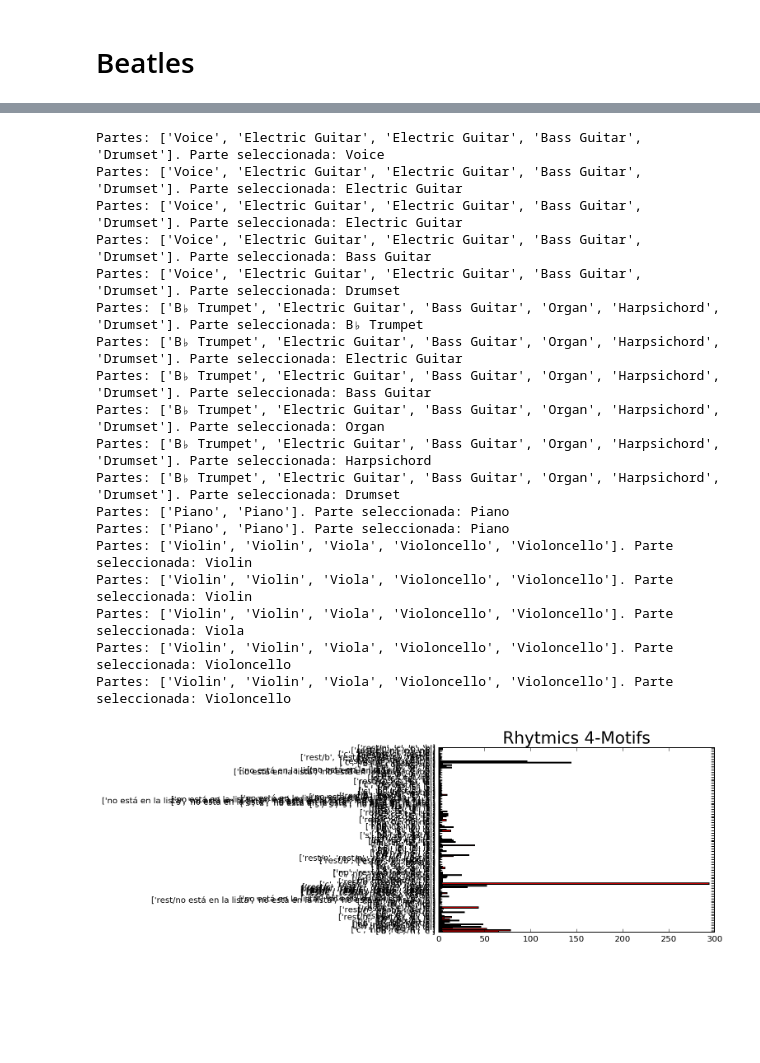
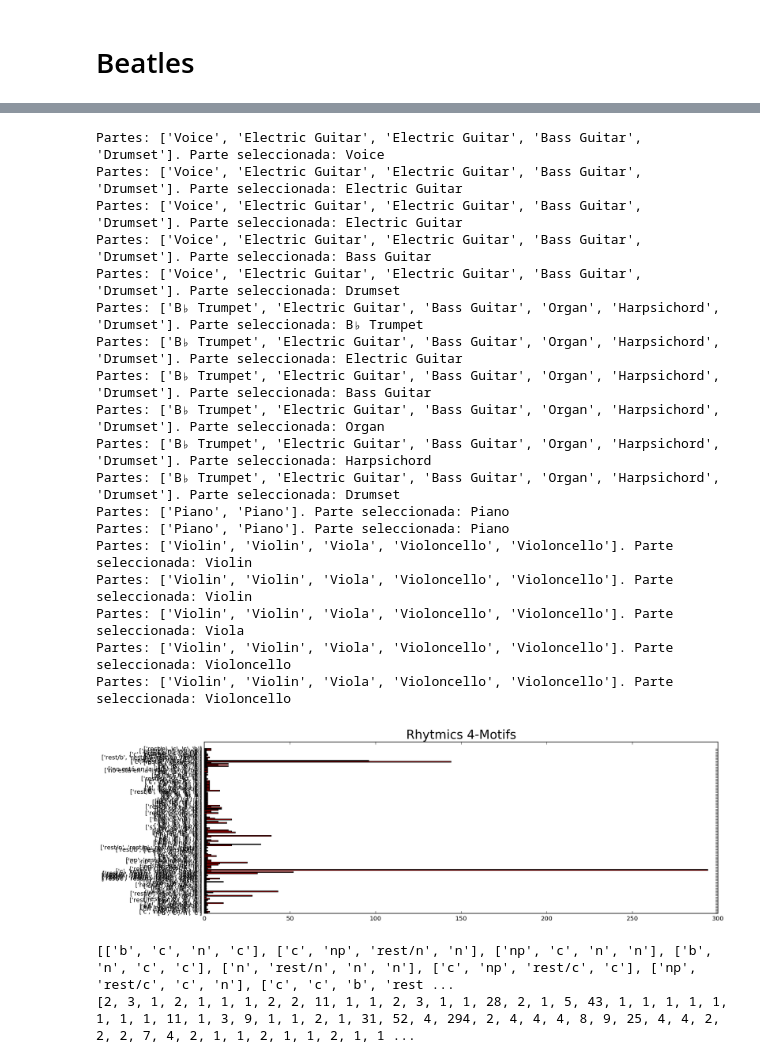
Before and after one commit to Redes2018/TP_esp, a Jupyter notebook: Main.ipynb, the cells around one changed output, grey strips where cells are left out. Cells and saved outputs as stored; diff of their text form; code cells hidden in the pictures; blank space fills up the shorter version.

Commit message:
Agrego Motivos Ritmicos y Cliques al Main

```diff
--- a/Main.ipynb
+++ b/Main.ipynb
@@ -411,7 +411,7 @@ for l,musico in enumerate(musicos_2):
                     motifs_frecuencias[indice_motif]+=new_frecuencias[n]
 
 #Grafico
-plt.figure
+plt.figure(figsize=(15,5))
 yTick_position=[]
 yTick_name=[]
 contador=-1
@@ -419,31 +419,38 @@ contador_tick=-0.5
 motif_umbral=0
 for m,motif in enumerate(motifs_ryhtms):
     if motifs_frecuencias[m]>motif_umbral:
         contador+=1
         contador_tick+=1
         plt.barh(contador,motifs_frecuencias[m],color='red')
         yTick_position.append(contador_tick)
         yTick_name.append(motif)
 plt.yticks(yTick_position,yTick_name, rotation=0,fontsize=10)
 plt.title('Rhytmics '+str(length)+'-Motifs',fontsize=20)
 plt.show()
 # %% [output]
 Partes: ['Voice', 'Electric Guitar', 'Electric Guitar', 'Bass Guitar', 'Drumset']. Parte seleccionada: Voice
 Partes: ['Voice', 'Electric Guitar', 'Electric Guitar', 'Bass Guitar', 'Drumset']. Parte seleccionada: Electric Guitar
 Partes: ['Voice', 'Electric Guitar', 'Electric Guitar', 'Bass Guitar', 'Drumset']. Parte seleccionada: Electric Guitar
 Partes: ['Voice', 'Electric Guitar', 'Electric Guitar', 'Bass Guitar', 'Drumset']. Parte seleccionada: Bass Guitar
 Partes: ['Voice', 'Electric Guitar', 'Electric Guitar', 'Bass Guitar', 'Drumset']. Parte seleccionada: Drumset
 Partes: ['B♭ Trumpet', 'Electric Guitar', 'Bass Guitar', 'Organ', 'Harpsichord', 'Drumset']. Parte seleccionada: B♭ Trumpet
 Partes: ['B♭ Trumpet', 'Electric Guitar', 'Bass Guitar', 'Organ', 'Harpsichord', 'Drumset']. Parte seleccionada: Electric Guitar
 Partes: ['B♭ Trumpet', 'Electric Guitar', 'Bass Guitar', 'Organ', 'Harpsichord', 'Drumset']. Parte seleccionada: Bass Guitar
 Partes: ['B♭ Trumpet', 'Electric Guitar', 'Bass Guitar', 'Organ', 'Harpsichord', 'Drumset']. Parte seleccionada: Organ
 Partes: ['B♭ Trumpet', 'Electric Guitar', 'Bass Guitar', 'Organ', 'Harpsichord', 'Drumset']. Parte seleccionada: Harpsichord
 Partes: ['B♭ Trumpet', 'Electric Guitar', 'Bass Guitar', 'Organ', 'Harpsichord', 'Drumset']. Parte seleccionada: Drumset
 Partes: ['Piano', 'Piano']. Parte seleccionada: Piano
 Partes: ['Piano', 'Piano']. Parte seleccionada: Piano
 Partes: ['Violin', 'Violin', 'Viola', 'Violoncello', 'Violoncello']. Parte seleccionada: Violin
 Partes: ['Violin', 'Violin', 'Viola', 'Violoncello', 'Violoncello']. Parte seleccionada: Violin
 Partes: ['Violin', 'Violin', 'Viola', 'Violoncello', 'Violoncello']. Parte seleccionada: Viola
 Partes: ['Violin', 'Violin', 'Viola', 'Violoncello', 'Violoncello']. Parte seleccionada: Violoncello
 Partes: ['Violin', 'Violin', 'Viola', 'Violoncello', 'Violoncello']. Parte seleccionada: Violoncello
-[figure, old version]
+[figure, new version]
+# %%
+#Motivos ritmicos encontrados y su frecuencia de aparicion:
+print(motifs_ryhtms)
+print(motifs_frecuencias)
+# %% [output]
+[['b', 'c', 'n', 'c'], ['c', 'np', 'rest/n', 'n'], ['np', 'c', 'n', 'n'], ['b', 'n', 'c', 'c'], ['n', 'rest/n', 'n', 'n'], ['c', 'np', 'rest/c', 'c'], ['np', 'rest/c', 'c', 'n'], ['c', 'c', 'b', 'rest ...
+[2, 3, 1, 2, 1, 1, 1, 2, 2, 11, 1, 1, 2, 3, 1, 1, 28, 2, 1, 5, 43, 1, 1, 1, 1, 1, 1, 1, 1, 11, 1, 3, 9, 1, 1, 2, 1, 31, 52, 4, 294, 2, 4, 4, 4, 8, 9, 25, 4, 4, 2, 2, 2, 7, 4, 2, 1, 1, 2, 1, 1, 2, 1, 1 ...
```
Also changed, not shown: parts of 2 cells of this notebook, 1 other file.
